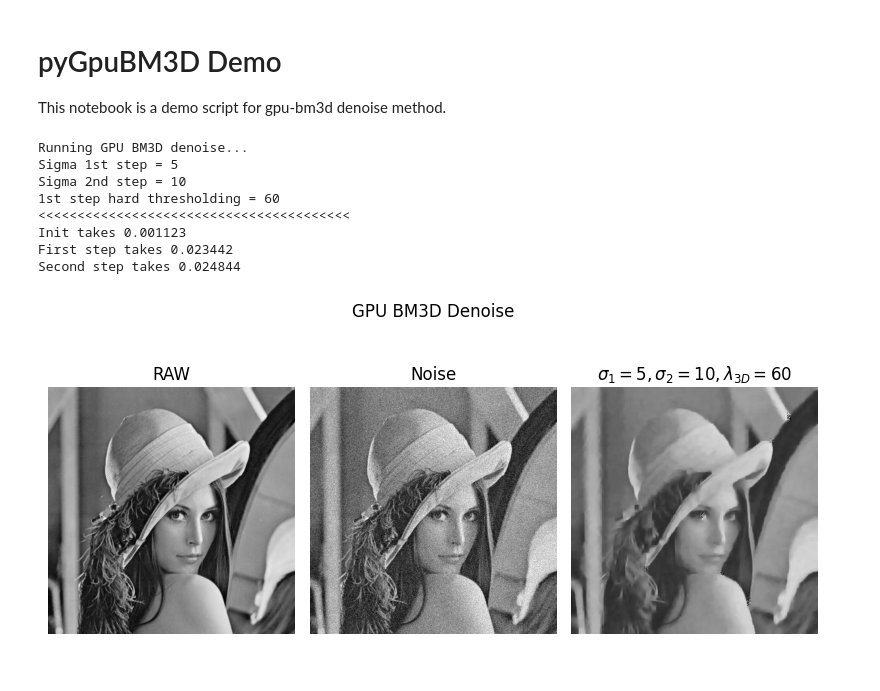
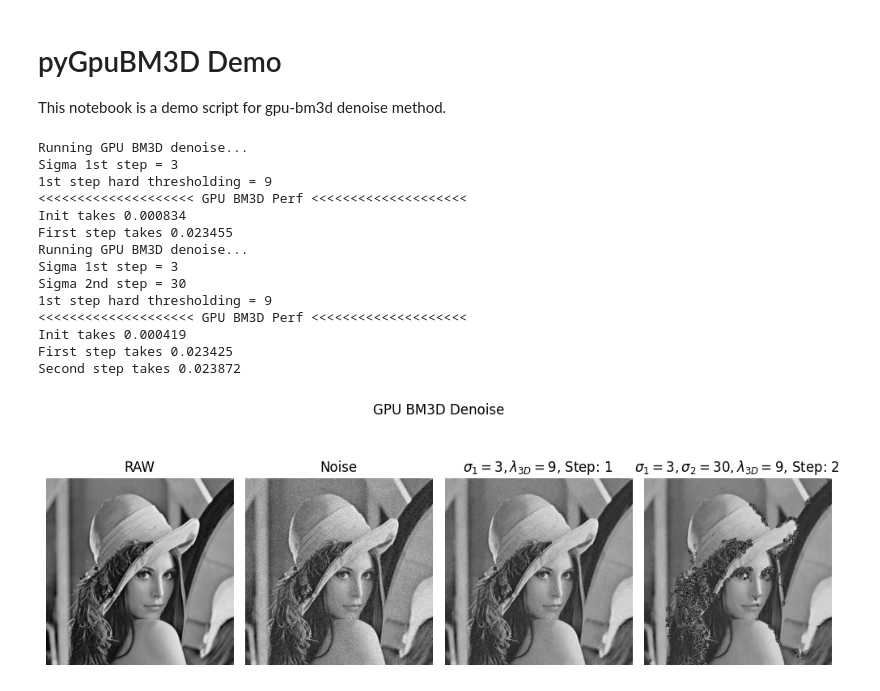
Before and after one commit to jackyko1991/gpu-bm3d, a Jupyter notebook: notebooks/gpu_bm3d.ipynb, the cells around one changed output. Drawn from its saved outputs; the diff is of its cells as text; code cells hidden in the pictures.

```diff
--- a/notebooks/gpu_bm3d.ipynb
+++ b/notebooks/gpu_bm3d.ipynb
@@ -14,39 +14,45 @@ import matplotlib.pyplot as plt
 input = plt.imread("../lena_20.png")*255
 input = input.astype(np.uint8)
 # %%
-sigma_1 = 5
-sigma_2 = 10
-lambda_3d = 60
+sigma_1 = 3
+sigma_2 = 30
+lambda_3d = 9
 output1 = pyGpuBM3D.denoise(input,sigma_1,sigma_2, lambda_3d, 1, True)
 output2 = pyGpuBM3D.denoise(input,sigma_1,sigma_2, lambda_3d, 2, True)
 
-fig, axs = plt.subplots(1,4,figsize=(8,4))
+fig, axs = plt.subplots(1,4,figsize=(10,4))
 fig.suptitle("GPU BM3D Denoise")
 
 axs[0].imshow(plt.imread("../lena.png"),cmap="gray")
 axs[0].set_axis_off()
 axs[0].set_title("RAW")
 
 axs[1].imshow(input,cmap="gray")
 axs[1].set_axis_off()
 axs[1].set_title("Noise")
 
 axs[2].imshow(output1,cmap="gray",vmin=output1.min(),vmax=output1.max())
 axs[2].set_axis_off()
 axs[2].set_title(r'$\sigma_1=$' + str(sigma_1)+ r'$, \lambda_{3D}=$' + str(lambda_3d) + ", Step: 1")
 
 axs[3].imshow(output2,cmap="gray",vmin=output2.min(),vmax=output2.max())
 axs[3].set_axis_off()
-axs[3].set_title(r'$\sigma_1=$' + str(sigma_1) + r'$, \sigma_2=$' + str(sigma_2) + r'$, \lambda_{3D}=$' + str(lambda_3d) + ", Step: 1")
+axs[3].set_title(r'$\sigma_1=$' + str(sigma_1) + r'$, \sigma_2=$' + str(sigma_2) + r'$, \lambda_{3D}=$' + str(lambda_3d) + ", Step: 2")
 
 fig.tight_layout()
 # %% [output]
 Running GPU BM3D denoise...
-Sigma 1st step = 5
-Sigma 2nd step = 10
-1st step hard thresholding = 60
-<<<<<<<<<<<<<<<<<<<<<<<<<<<<<<<<<<<<<<<<
-Init takes 0.001123
-First step takes 0.023442
-Second step takes 0.024844
+Sigma 1st step = 3
+1st step hard thresholding = 9
+<<<<<<<<<<<<<<<<<<<< GPU BM3D Perf <<<<<<<<<<<<<<<<<<<<
+Init takes 0.000834
+First step takes 0.023455
+Running GPU BM3D denoise...
+Sigma 1st step = 3
+Sigma 2nd step = 30
+1st step hard thresholding = 9
+<<<<<<<<<<<<<<<<<<<< GPU BM3D Perf <<<<<<<<<<<<<<<<<<<<
+Init takes 0.000419
+First step takes 0.023425
+Second step takes 0.023872
-[figure, old version]
+[figure, new version]
```
Also changed, not shown: 1 other file.
